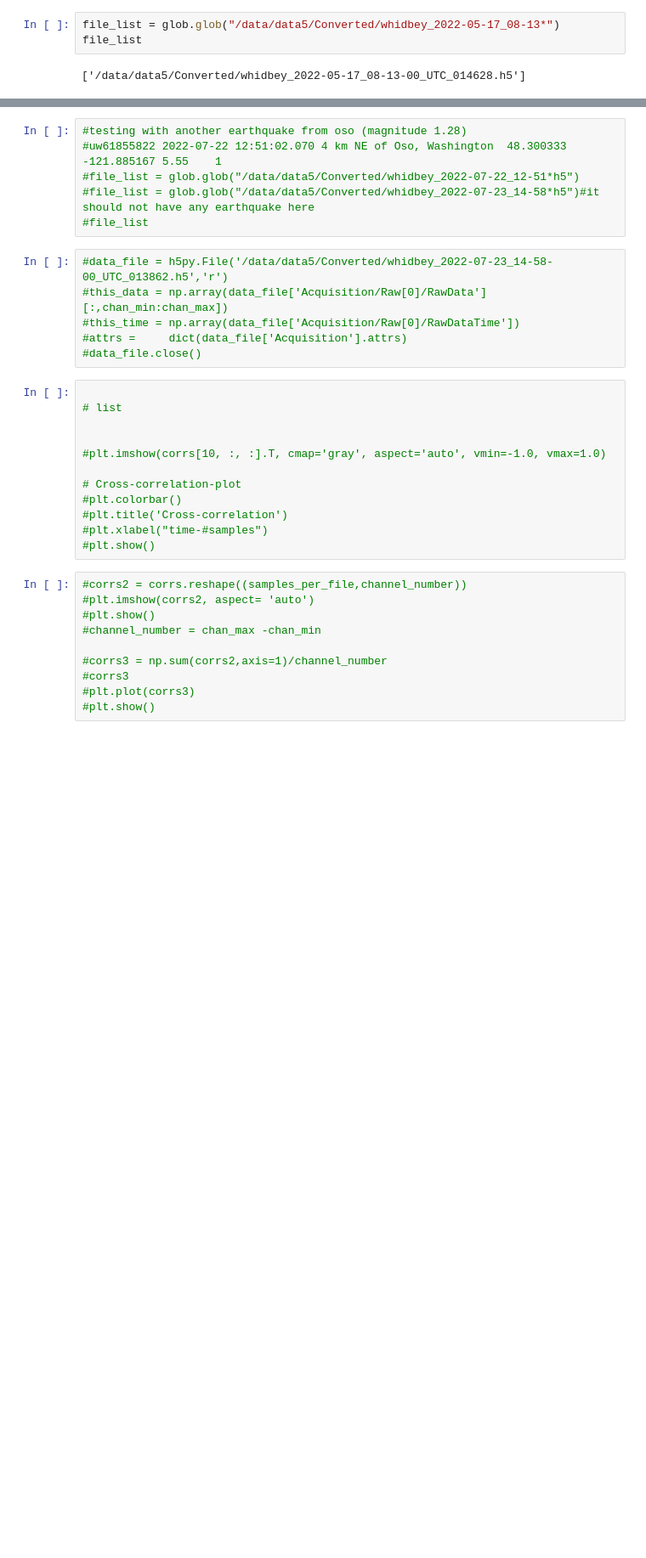
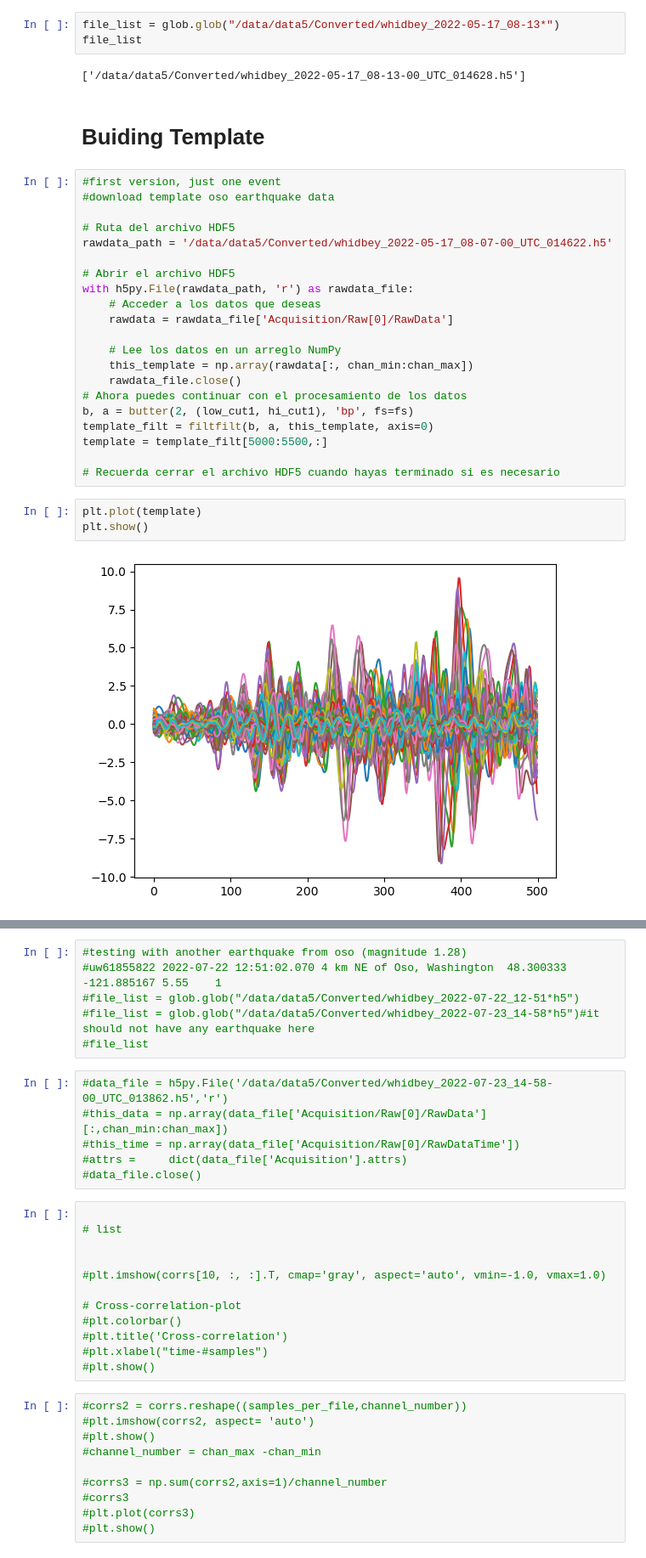
Before and after one commit to bradlipovsky/das-stuff, a Jupyter notebook: testing-my-template-with-1-file-data.ipynb, the cells around one changed output, grey strips where cells are left out. Shown: that part at 85% size. Drawn from its saved outputs; the diff is of its cells as text; blank space fills up the shorter version.

```diff
--- a/testing-my-template-with-1-file-data.ipynb
+++ b/testing-my-template-with-1-file-data.ipynb
@@ -27,4 +27,32 @@ file_list = glob.glob("/data/data5/Converted/whidbey_2022-05-17_08-13*")
 file_list
 # %% [output]
 ['/data/data5/Converted/whidbey_2022-05-17_08-13-00_UTC_014628.h5']
+# %% [markdown]
+# Buiding Template
+# %%
+#first version, just one event
+#download template oso earthquake data
+
+# Ruta del archivo HDF5
+rawdata_path = '/data/data5/Converted/whidbey_2022-05-17_08-07-00_UTC_014622.h5'
+
+# Abrir el archivo HDF5
+with h5py.File(rawdata_path, 'r') as rawdata_file:
+    # Acceder a los datos que deseas
+    rawdata = rawdata_file['Acquisition/Raw[0]/RawData']
+
+    # Lee los datos en un arreglo NumPy
+    this_template = np.array(rawdata[:, chan_min:chan_max])
+    rawdata_file.close()
+# Ahora puedes continuar con el procesamiento de los datos
+b, a = butter(2, (low_cut1, hi_cut1), 'bp', fs=fs)
+template_filt = filtfilt(b, a, this_template, axis=0)
+template = template_filt[5000:5500,:]
+
+# Recuerda cerrar el archivo HDF5 cuando hayas terminado si es necesario
+# %%
+plt.plot(template)
+plt.show()
+# %% [output]
+[figure, added]
 # %%
```
Also changed, not shown: parts of 14 cells of this notebook.
